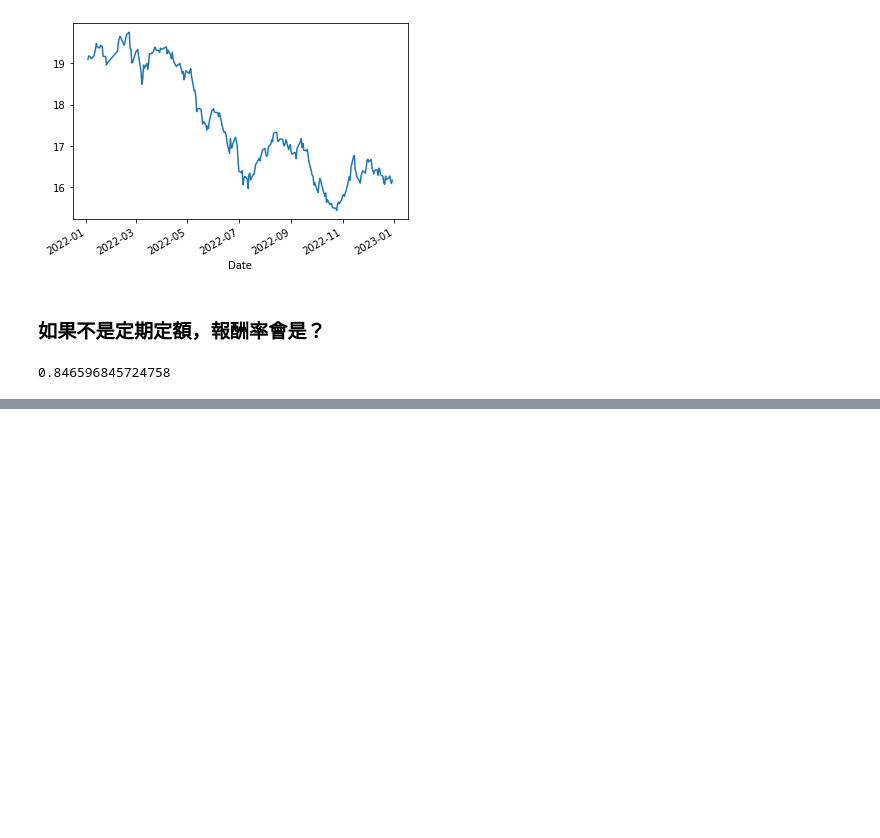
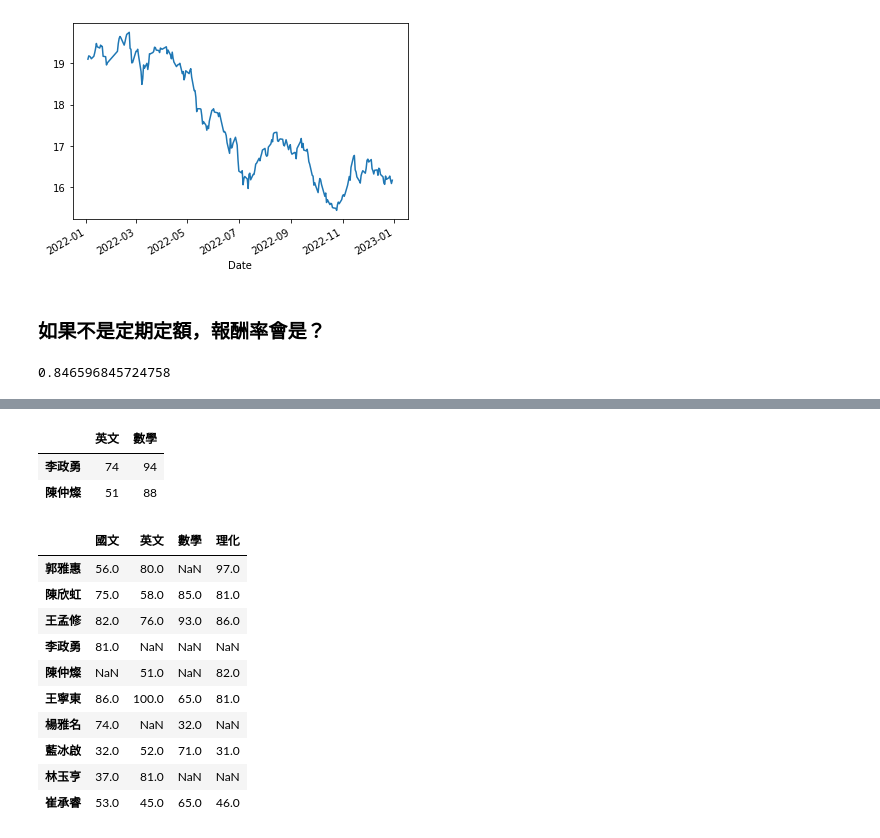
Before and after one commit to taipeihugo/20230205_python_byVictorGau, a Jupyter notebook: 20230305_Victor.ipynb, the cells around one changed output, grey strips where cells are left out. Cells and saved outputs as stored; diff of their text form; code cells hidden in the pictures; blank space fills up the shorter version.

```diff
--- a/20230305_Victor.ipynb
+++ b/20230305_Victor.ipynb
@@ -767,0 +908,2 @@ LUMPSUM*HDY['2022']['Close'][-1]/TOTALCASH
+# %%
+df.drop('加權平均', axis=1, inplace=True)
@@ -767,0 +924,26 @@ LUMPSUM*HDY['2022']['Close'][-1]/TOTALCASH
+# %%
+df.iloc[3:5, 1:3]
+# %% [output]
+|  | 英文 | 數學 |
+| 李政勇 | 74 | 94 |
+| 陳仲燦 | 51 | 88 |
+# %%
+# 隨機選四個位置填上np.nan
+for i in range(4):
+  m = random.randint(0, 9)
+  n = random.randint(0, 3)
+  df.iloc[m, n] = np.nan
+# %%
+df
+# %% [output]
+|  | 國文 | 英文 | 數學 | 理化 |
+| 郭雅惠 | 56.0 | 80.0 | NaN | 97.0 |
+| 陳欣虹 | 75.0 | 58.0 | 85.0 | 81.0 |
+| 王孟修 | 82.0 | 76.0 | 93.0 | 86.0 |
+| 李政勇 | 81.0 | NaN | NaN | NaN |
+| 陳仲燦 | NaN | 51.0 | NaN | 82.0 |
+| 王寧東 | 86.0 | 100.0 | 65.0 | 81.0 |
+| 楊雅名 | 74.0 | NaN | 32.0 | NaN |
+| 藍冰啟 | 32.0 | 52.0 | 71.0 | 31.0 |
+| 林玉亨 | 37.0 | 81.0 | NaN | NaN |
+| 崔承睿 | 53.0 | 45.0 | 65.0 | 46.0 |
```
Also changed, not shown: parts of 25 cells of this notebook.
